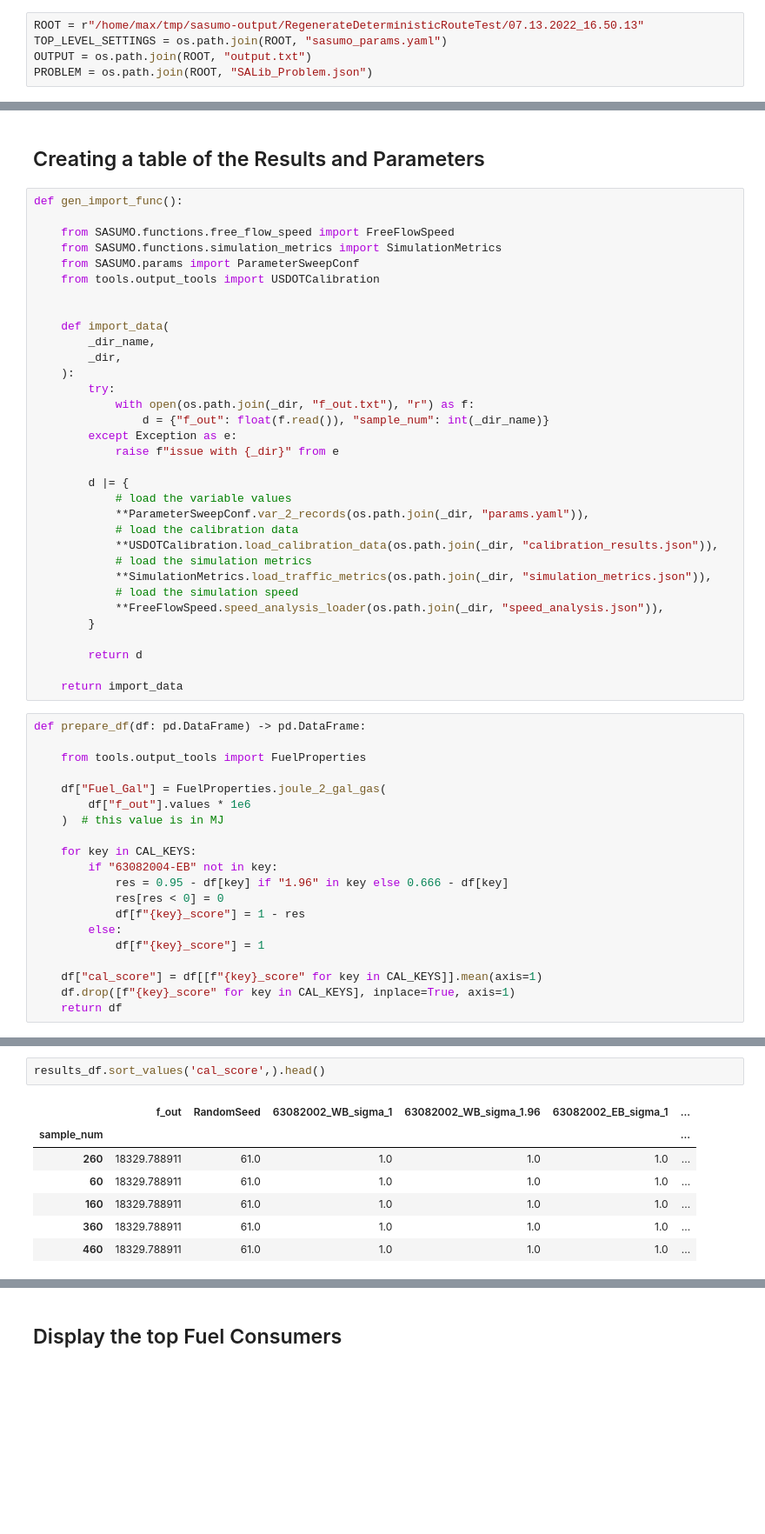
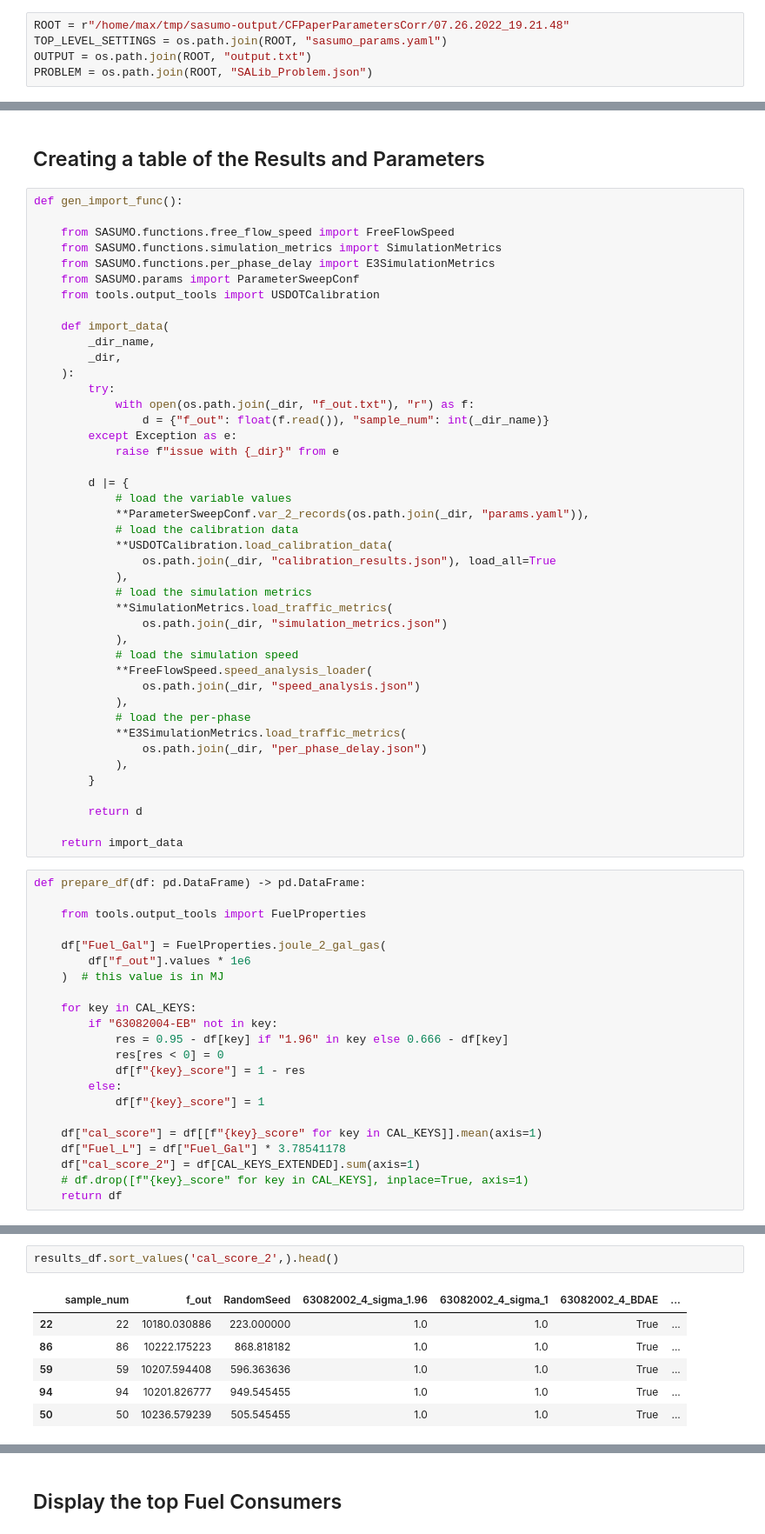
Before and after one commit to mschrader15/SASUMO, a Jupyter notebook: analysis/parameter_sweep/analysis.ipynb, the cells around one changed output, grey strips where cells are left out. Shown: that part at 87% size. Saved outputs shown, nothing was run; the diff lists cells and outputs as text; blank space fills up the shorter version.

```diff
--- a/analysis/parameter_sweep/analysis.ipynb
+++ b/analysis/parameter_sweep/analysis.ipynb
@@ -34,7 +34,7 @@ from SALib.analyze import sobol
 # %% [markdown]
 ## Defining the Analysis Root
 # %%
-ROOT = r"/home/max/tmp/sasumo-output/RegenerateDeterministicRouteTest/07.13.2022_16.50.13"
+ROOT = r"/home/max/tmp/sasumo-output/CFPaperParametersCorr/07.26.2022_19.21.48"
 TOP_LEVEL_SETTINGS = os.path.join(ROOT, "sasumo_params.yaml")
 OUTPUT = os.path.join(ROOT, "output.txt")
 PROBLEM = os.path.join(ROOT, "SALib_Problem.json")
@@ -50,9 +50,9 @@ def gen_import_func():
 
     from SASUMO.functions.free_flow_speed import FreeFlowSpeed
     from SASUMO.functions.simulation_metrics import SimulationMetrics
+    from SASUMO.functions.per_phase_delay import E3SimulationMetrics
     from SASUMO.params import ParameterSweepConf
     from tools.output_tools import USDOTCalibration
-
 
     def import_data(
         _dir_name,
@@ -68,11 +68,21 @@ def gen_import_func():
             # load the variable values
             **ParameterSweepConf.var_2_records(os.path.join(_dir, "params.yaml")),
             # load the calibration data
-            **USDOTCalibration.load_calibration_data(os.path.join(_dir, "calibration_results.json")),
+            **USDOTCalibration.load_calibration_data(
+                os.path.join(_dir, "calibration_results.json"), load_all=True
+            ),
             # load the simulation metrics
-            **SimulationMetrics.load_traffic_metrics(os.path.join(_dir, "simulation_metrics.json")),
+            **SimulationMetrics.load_traffic_metrics(
+                os.path.join(_dir, "simulation_metrics.json")
+            ),
             # load the simulation speed
-            **FreeFlowSpeed.speed_analysis_loader(os.path.join(_dir, "speed_analysis.json")),
+            **FreeFlowSpeed.speed_analysis_loader(
+                os.path.join(_dir, "speed_analysis.json")
+            ),
+            # load the per-phase
+            **E3SimulationMetrics.load_traffic_metrics(
+                os.path.join(_dir, "per_phase_delay.json")
+            ),
         }
 
         return d
@@ -96,7 +106,9 @@ def prepare_df(df: pd.DataFrame) -> pd.DataFrame:
             df[f"{key}_score"] = 1
 
     df["cal_score"] = df[[f"{key}_score" for key in CAL_KEYS]].mean(axis=1)
-    df.drop([f"{key}_score" for key in CAL_KEYS], inplace=True, axis=1)
+    df["Fuel_L"] = df["Fuel_Gal"] * 3.78541178
+    df["cal_score_2"] = df[CAL_KEYS_EXTENDED].sum(axis=1)
+    # df.drop([f"{key}_score" for key in CAL_KEYS], inplace=True, axis=1)
     return df
 # %%
 FORCE_RECOMPUTE = False
@@ -156,10 +171,9 @@ fig.show()
 # %%
-results_df.sort_values('cal_score',).head()
+results_df.sort_values('cal_score_2',).head()
 # %% [output]
-|  | f_out | RandomSeed | 63082002_WB_sigma_1 | 63082002_WB_sigma_1.96 | 63082002_EB_sigma_1 | ... |
-| sample_num |  |  |  |  |  | ... |
-| 260 | 18329.788911 | 61.0 | 1.0 | 1.0 | 1.0 | ... |
-| 60 | 18329.788911 | 61.0 | 1.0 | 1.0 | 1.0 | ... |
-| 160 | 18329.788911 | 61.0 | 1.0 | 1.0 | 1.0 | ... |
-| 360 | 18329.788911 | 61.0 | 1.0 | 1.0 | 1.0 | ... |
-| 460 | 18329.788911 | 61.0 | 1.0 | 1.0 | 1.0 | ... |
+|  | sample_num | f_out | RandomSeed | 63082002_4_sigma_1.96 | 63082002_4_sigma_1 | 63082002_4_BDAE | ... |
+| 22 | 22 | 10180.030886 | 223.000000 | 1.0 | 1.0 | True | ... |
+| 86 | 86 | 10222.175223 | 868.818182 | 1.0 | 1.0 | True | ... |
+| 59 | 59 | 10207.594408 | 596.363636 | 1.0 | 1.0 | True | ... |
+| 94 | 94 | 10201.826777 | 949.545455 | 1.0 | 1.0 | True | ... |
+| 50 | 50 | 10236.579239 | 505.545455 | 1.0 | 1.0 | True | ... |
```
Also changed, not shown: parts of 12 cells of this notebook, 21 other files.
